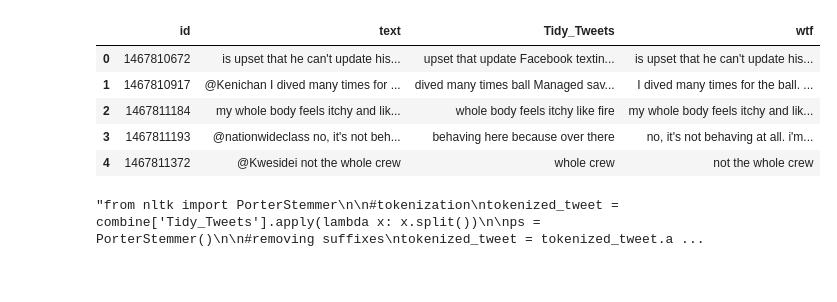
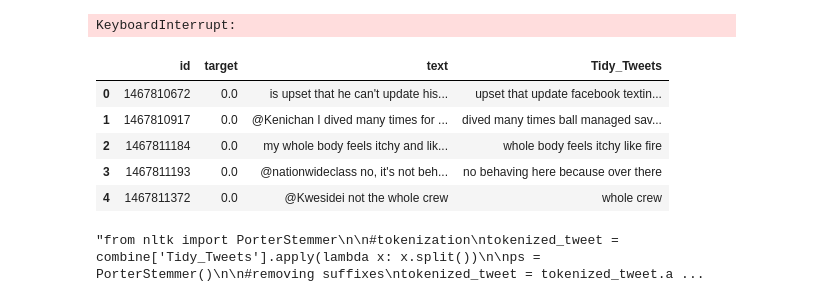
Before and after one commit to AnGafa/Sentiment-Analysis-from-Tweets, a Jupyter notebook: DataCleanupVisualized.ipynb, the cells around one changed output. Saved outputs shown, nothing was run; the diff lists cells and outputs as text; code cells hidden in the pictures.

```diff
--- a/DataCleanupVisualized.ipynb
+++ b/DataCleanupVisualized.ipynb
@@ -18,3 +18,23 @@ except pyodbc.Error as e:
 df[['UserKey', 'Tweet']].style
 # %% [output]
 [interactive output not drawn]
+# %%
+from sklearn.feature_extraction.text import CountVectorizer
+import re
+import pandas as pd
+import numpy as np
+import matplotlib.pyplot as plt
+import seaborn as sns
+import string
+import nltk
+from nltk.corpus import stopwords
+
+train_original = pd.read_csv('./TrainingData/trainingdata2.csv')
+train_original.columns = ['target','id','date','flag','user','text']
+
+train=train_original[['id','text', 'target']]
+
+test = df[['UserKey', 'Tweet']]
+test.columns = ['id', 'text']
+# %% [output]
+KeyboardInterrupt:
@@ -21,58 +43,40 @@ df[['UserKey', 'Tweet']].style
 # %%
-from sklearn.feature_extraction.text import CountVectorizer
-import re
-import pandas as pd
-import numpy as np
-import matplotlib.pyplot as plt
-import seaborn as sns
-import string
-import nltk
-from nltk.corpus import stopwords
-
-train_original = pd.read_csv('./TrainingData/trainingdata2.csv')
-train_original.columns = ['target','id','date','flag','user','text']
-
-train=train_original[['id','text']]
-
-test = df[['UserKey', 'Tweet']]
-test.columns = ['id', 'text']
-
-combine = train.append(test,ignore_index=True,sort=True)
-
 def remove_pattern(text,pattern):
 
     # re.findall() finds the pattern i.e @user and puts it in a list for further task
     r = re.findall(pattern,text)
 
     # re.sub() removes @user from the sentences in the dataset
     for i in r:
         text = re.sub(i,"",text)
 
     return text
 
 #remove newlines
 combine['Tidy_Tweets'] = combine['text'].str.replace("\n"," ")
+#turn all text to lowercase
+combine['Tidy_Tweets'] = combine['Tidy_Tweets'].str.lower()
 # remove twitter handles (@user)
 combine['Tidy_Tweets'] = np.vectorize(remove_pattern)(combine['Tidy_Tweets'], "@[\w]*")
 #remove links
 combine['Tidy_Tweets'] = combine['Tidy_Tweets'].str.replace('http\S+|www.\S+', '', case=False)
 #remove special characters, numbers, punctuations
 combine['Tidy_Tweets'] = combine['Tidy_Tweets'].str.replace("[^a-zA-Z#]", " ")
 #remove short words (length < 3)
-combine['Tidy_Tweets'] = combine['Tidy_Tweets'].apply(lambda x: ' '.join([w for w in x.split() if len(w)>3]))
+combine['Tidy_Tweets'] = combine['Tidy_Tweets'].apply(lambda x: ' '.join([w for w in x.split() if (len(w)>3 or w == 'no')]))
 #remove duplicate tweets - bot prevention
 combine = combine.drop_duplicates(subset=['Tidy_Tweets'], keep=False)
 #remove quotes
 combine['Tidy_Tweets'] = combine['Tidy_Tweets'].str.replace("quot", "")
 
 combine.head()
 # %% [output]
-|  | id | text | Tidy_Tweets | wtf |
-| 0 | 1467810672 | is upset that he can't update his... | upset that update Facebook textin... | is upset that he can't update his... |
-| 1 | 1467810917 | @Kenichan I dived many times for ... | dived many times ball Managed sav... | I dived many times for the ball. ... |
-| 2 | 1467811184 | my whole body feels itchy and lik... | whole body feels itchy like fire | my whole body feels itchy and lik... |
-| 3 | 1467811193 | @nationwideclass no, it's not beh... | behaving here because over there | no, it's not behaving at all. i'm... |
-| 4 | 1467811372 | @Kwesidei not the whole crew | whole crew | not the whole crew |
+|  | id | target | text | Tidy_Tweets |
+| 0 | 1467810672 | 0.0 | is upset that he can't update his... | upset that update facebook textin... |
+| 1 | 1467810917 | 0.0 | @Kenichan I dived many times for ... | dived many times ball managed sav... |
+| 2 | 1467811184 | 0.0 | my whole body feels itchy and lik... | whole body feels itchy like fire |
+| 3 | 1467811193 | 0.0 | @nationwideclass no, it's not beh... | no behaving here because over there |
+| 4 | 1467811372 | 0.0 | @Kwesidei not the whole crew | whole crew |
 # %%
 '''from nltk import PorterStemmer
 
```
Also changed, not shown: parts of 11 cells of this notebook.
